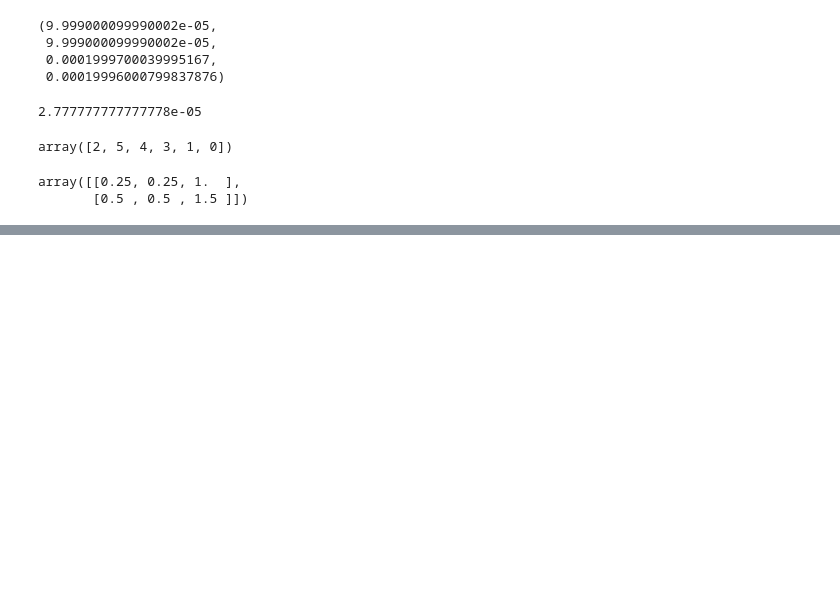
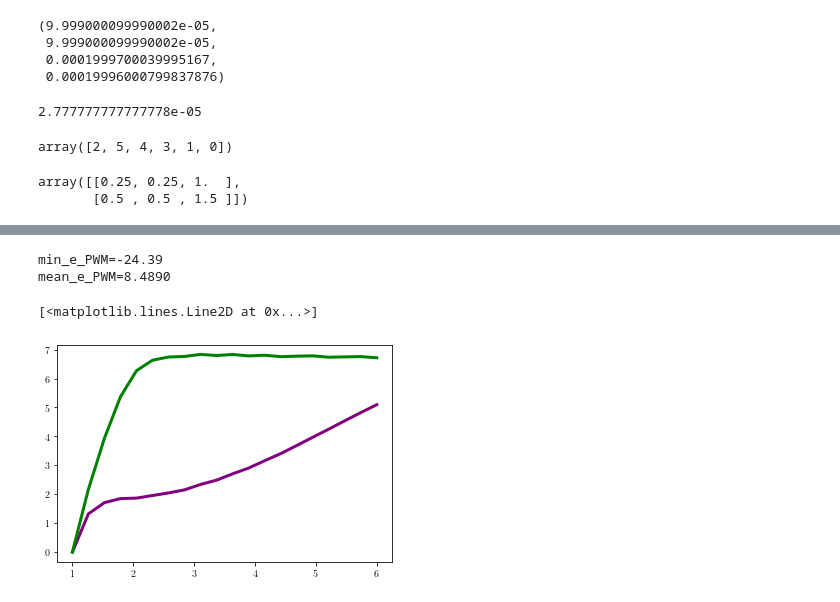
Before and after one commit to rmorantovar/Immune_System, a Jupyter notebook: Jupyter_Notebooks/7_Recognition.ipynb, the cells around one changed output, grey strips where cells are left out. Saved outputs shown, nothing was run; the diff lists cells and outputs as text; code cells hidden in the pictures; blank space fills up the shorter version.

Commit message:
16.10.22 mac20 working on <K>. Contributions from energy and entropy

```diff
--- a/Jupyter_Notebooks/7_Recognition.ipynb
+++ b/Jupyter_Notebooks/7_Recognition.ipynb
@@ -603,0 +612,67 @@ $2\cdot 10^{3}$
+# %%
+Text_files_path = '/Users/robertomorantovar/Dropbox/Research/Evolution_Immune_System/Text_files/'
+N_r = 2e8
+T0 = 3
+Tf = 12
+Tf_sim = 7
+#Tf = 10
+dT = 0.05
+lambda_A = 6
+k_pr = 1
+#k_pr = 180 # hour^-1
+k_pr = k_pr*24 #days^-1
+lambda_B = lambda_A/2
+k_on = 1e6*24*3600; #(M*days)^-1
+N_c = 1e5
+#N_c = 1e5
+E_ms = -27.63
+C = 3e4
+AA = 1
+energy_model = 'TCRen'
+antigen = 'EYTACNSEYPNTTKCGRWYCGRYPN'
+L = len(antigen)
+E_ms = -27.63
+time = np.linspace(T0, Tf, int((Tf-T0)/dT))
+PWM_data, M, Alphabet = get_motif(antigen, energy_model, Text_files_path)
+print('min_e_PWM=%.2f'%(np.sum([np.min(PWM_data[:,i]) for i in range(len(PWM_data[0,:]))])))
+print('mean_e_PWM=%.4f'%(np.sum([np.mean(PWM_data[:,i]) for i in range(len(PWM_data[0,:]))])))
+#Change values by the minimum
+for i in np.arange(L):
+    PWM_data[:,i]-=np.min(PWM_data[:,i], axis=0)
+
+#--------------------------Entropy function--------------------------
+Es, dE, Q0, betas = calculate_Q0(0.01, 50, 400000, PWM_data, E_ms, L)
+Kds = np.exp(Es[:-1])
+kappas_theory = np.linspace(1, 6, 20)
+max_potency_theory = dict()
+max_potency_theory2 = dict()
+for kappa in tqdm(kappas_theory):
+    m_bar_theory = np.array([np.sum(N_r*calculate_QR(Q0, k_on, k_pr, np.exp(lambda_A*(t))/N_A, Es, kappa, lambda_A, N_c, dE)[3]*dE) for t in time])
+    t_act_theory = time[m_bar_theory>1][0]
+    QR = calculate_QR(Q0, k_on, k_pr, np.exp(lambda_A*(t_act_theory))/N_A, Es, kappa, lambda_A, N_c, dE)[3]
+    numerator = np.sum(dE[:]*QR[:]*np.exp(-lambda_B*kappa/lambda_A*Es[:-1][:] - Es[:-1][:]))
+    denominator = np.sum(dE[:]*QR[:]*np.exp(-lambda_B*kappa/lambda_A*Es[:-1][:]))
+    #Es[:-1]>E_r
+    K = np.log(numerator/denominator)
+    #print(K)
+    if(kappa == 1):
+        normalization_theory = K
+    max_potency_theory[kappa] = K - normalization_theory
+
+    filter_max_QR = QR == np.max(QR)
+    numerator = np.exp(- Es[:-1][filter_max_QR])
+    denominator = 1/C
+    #Es[:-1]>E_r
+    K = np.log(numerator/denominator)
+    #print(K)
+    if(kappa == 1):
+        normalization_theory2 = K
+    max_potency_theory2[kappa] = K - normalization_theory2
+
+plt.plot(kappas_theory, max_potency_theory.values(), color = 'purple', linestyle = '-', marker = '', linewidth = 3, label = 'theory')
+plt.plot(kappas_theory, max_potency_theory2.values(), color = 'green', linestyle = '-', marker = '', linewidth = 3, label = 'theory')
+# %% [output]
+min_e_PWM=-24.39
+mean_e_PWM=8.4890
+[<matplotlib.lines.Line2D at 0x...>]
+[figure, added]
```
Also changed, not shown: parts of 2 cells of this notebook, 38 other files.
